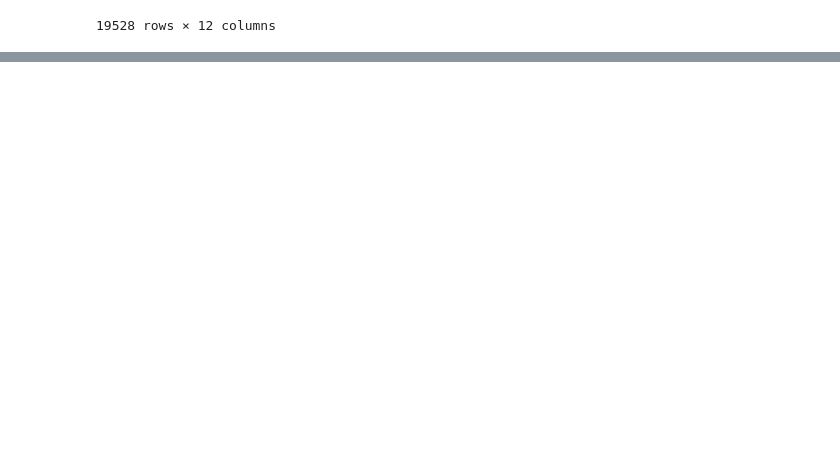
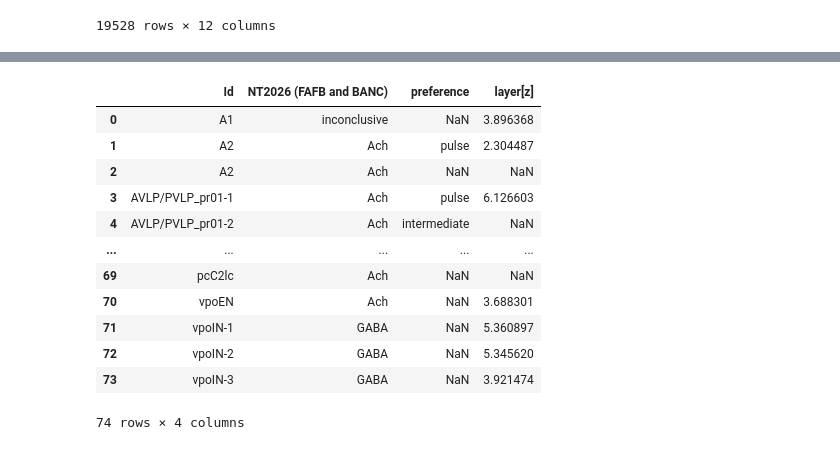
Before and after one commit to grace-cai08/sp25, a Jupyter notebook: wiringdgrm.ipynb, the cells around one changed output, grey strips where cells are left out. Cells and saved outputs as stored; diff of their text form; code cells hidden in the pictures; blank space fills up the shorter version.

Commit message:
g4 - with layers and mode preferences

```diff
--- a/wiringdgrm.ipynb
+++ b/wiringdgrm.ipynb
@@ -279,0 +299,19 @@ conns_withprefs
+# %%
+g4_nodelist = celltypes.merge(mode_prefs, how='left', left_on='Codex June 2024', right_on='Flywire 2024 ID')
+g4_nodelist = g4_nodelist.groupby(['Cell type (Lockwood et al)', 'NT2026 (FAFB and BANC)', 'preference'], as_index=False, dropna=False)[['Across-hemi_layer_mean']].mean()
+g4_nodelist = g4_nodelist.rename(columns={'Cell type (Lockwood et al)':'Id', 'NT2026(FAFB and Banc)':'nt_type_banc', 'Across-hemi_layer_mean':'layer[z]'})
+g4_nodelist
+# %% [output]
+|  | Id | NT2026 (FAFB and BANC) | preference | layer[z] |
+| 0 | A1 | inconclusive | NaN | 3.896368 |
+| 1 | A2 | Ach | pulse | 2.304487 |
+| 2 | A2 | Ach | NaN | NaN |
+| 3 | AVLP/PVLP_pr01-1 | Ach | pulse | 6.126603 |
+| 4 | AVLP/PVLP_pr01-2 | Ach | intermediate | NaN |
+| ... | ... | ... | ... | ... |
+| 69 | pcC2lc | Ach | NaN | NaN |
+| 70 | vpoEN | Ach | NaN | 3.688301 |
+| 71 | vpoIN-1 | GABA | NaN | 5.360897 |
+| 72 | vpoIN-2 | GABA | NaN | 5.345620 |
+| 73 | vpoIN-3 | GABA | NaN | 3.921474 |
+74 rows × 4 columns
```
Also changed, not shown: parts of 2 cells of this notebook, 2 other files.
